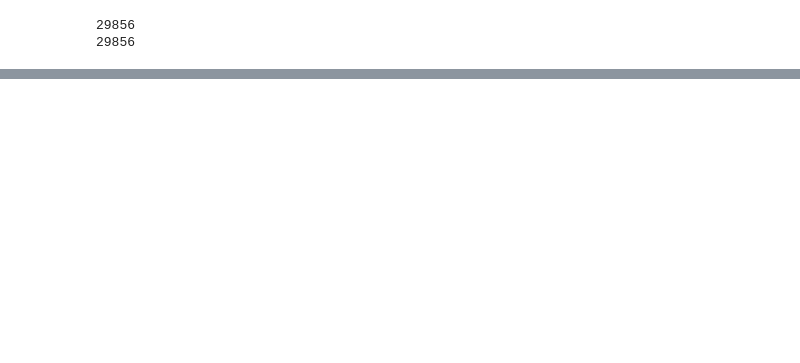
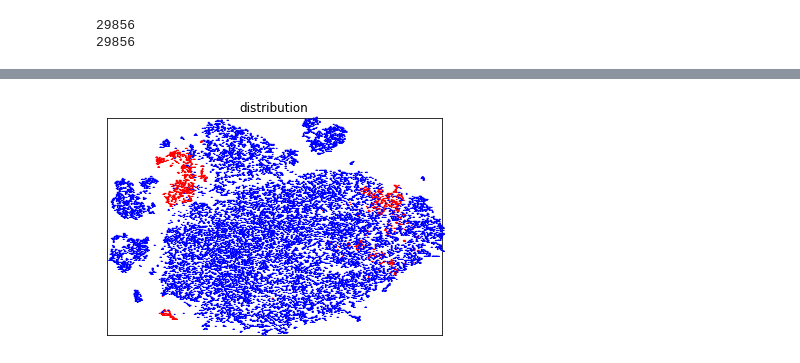
Before and after one commit to southner/abnoise_detect, a Jupyter notebook: test.ipynb, the cells around one changed output, grey strips where cells are left out. Saved outputs shown, nothing was run; the diff lists cells and outputs as text; code cells hidden in the pictures; blank space fills up the shorter version.

```diff
--- a/test.ipynb
+++ b/test.ipynb
@@ -150,0 +142,8 @@ print('a')
+# %%
+result = tsne.fit_transform(feature)
+# %%
+fig = plot_embedding(result, label,'distribution')
+plt.savefig('distribution_all.png')
+plt.show(fig)
+# %% [output]
+[figure, added]
```
Also changed, not shown: parts of 5 cells of this notebook, 1 other file.
